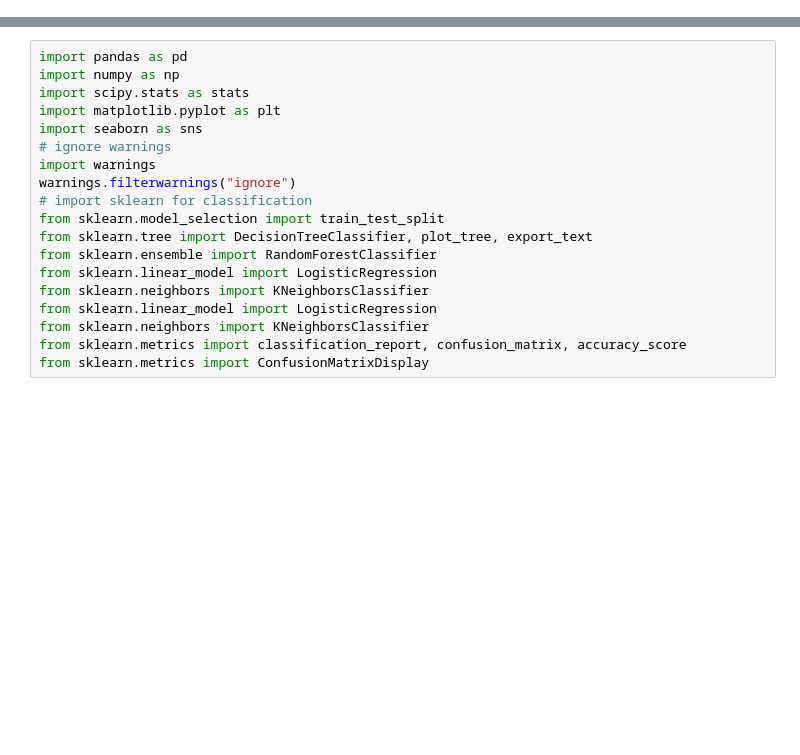
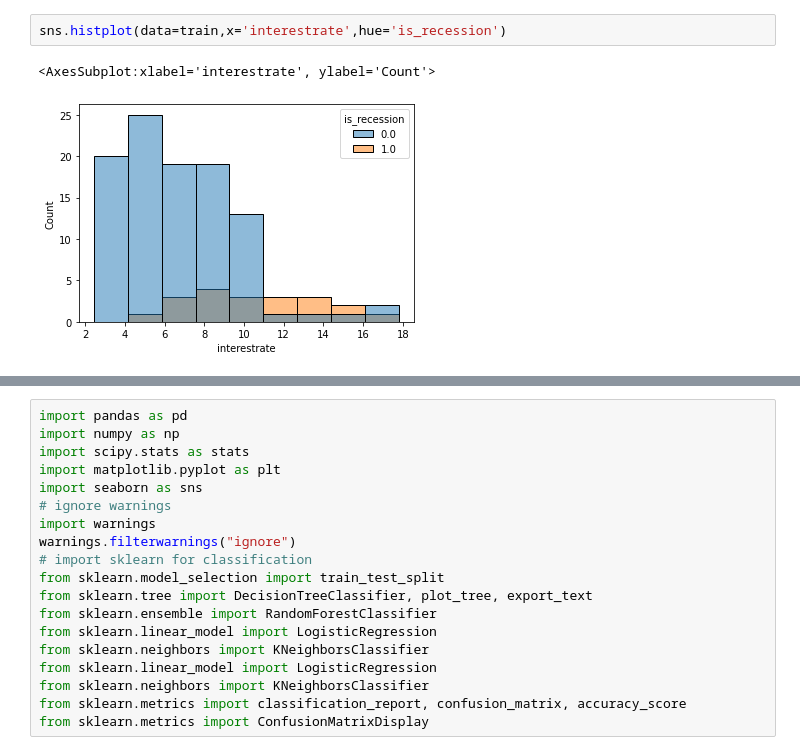
Before and after one commit to QinzhiChen/recession_prediction, a Jupyter notebook: Untitled.ipynb, the cells around one changed output, grey strips where cells are left out. Saved outputs shown, nothing was run; the diff lists cells and outputs as text; blank space fills up the shorter version.

```diff
--- a/Untitled.ipynb
+++ b/Untitled.ipynb
@@ -58,0 +65,5 @@ train, validate = train_test_split(train_val, test_size=.25,
+# %%
+sns.histplot(data=train,x='interestrate',hue='is_recession')
+# %% [output]
+<AxesSubplot:xlabel='interestrate', ylabel='Count'>
+[figure, added]
```
Also changed, not shown: parts of 41 cells of this notebook.
